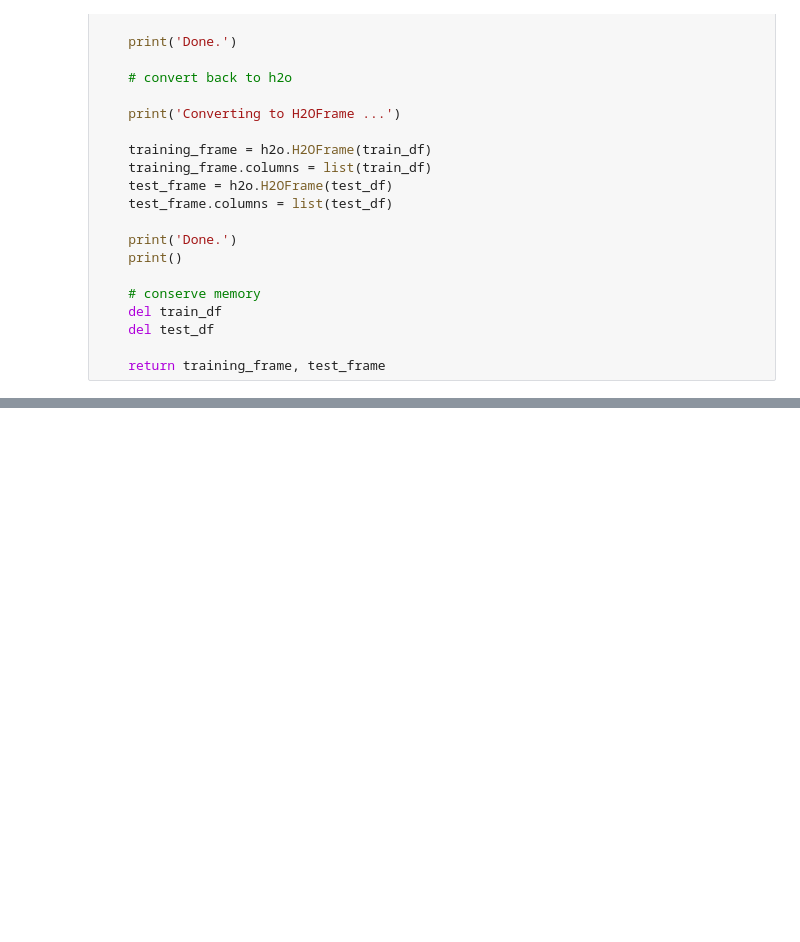
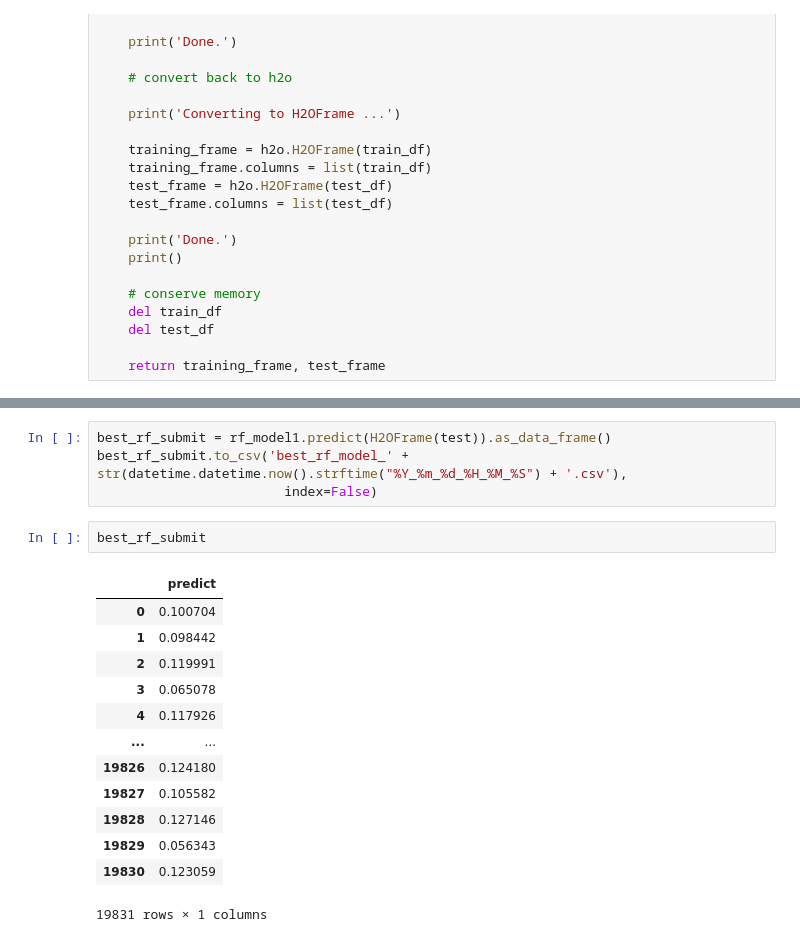
Before and after one commit to youssefragab99/dnsc6290_assignment_1, a Jupyter notebook: assignment_1.ipynb, the cells around one changed output, grey strips where cells are left out. Cells and saved outputs as stored; diff of their text form; blank space fills up the shorter version.

```diff
--- a/assignment_1.ipynb
+++ b/assignment_1.ipynb
@@ -521,0 +541,20 @@ NameError: name 'valid' is not defined
+# %%
+best_rf_submit = rf_model1.predict(H2OFrame(test)).as_data_frame()
+best_rf_submit.to_csv('best_rf_model_' + str(datetime.datetime.now().strftime("%Y_%m_%d_%H_%M_%S") + '.csv'),
+                        index=False)
+# %%
+best_rf_submit
+# %% [output]
+|  | predict |
+| 0 | 0.100704 |
+| 1 | 0.098442 |
+| 2 | 0.119991 |
+| 3 | 0.065078 |
+| 4 | 0.117926 |
+| ... | ... |
+| 19826 | 0.124180 |
+| 19827 | 0.105582 |
+| 19828 | 0.127146 |
+| 19829 | 0.056343 |
+| 19830 | 0.123059 |
+19831 rows × 1 columns
```
Also changed, not shown: parts of 9 cells of this notebook.
